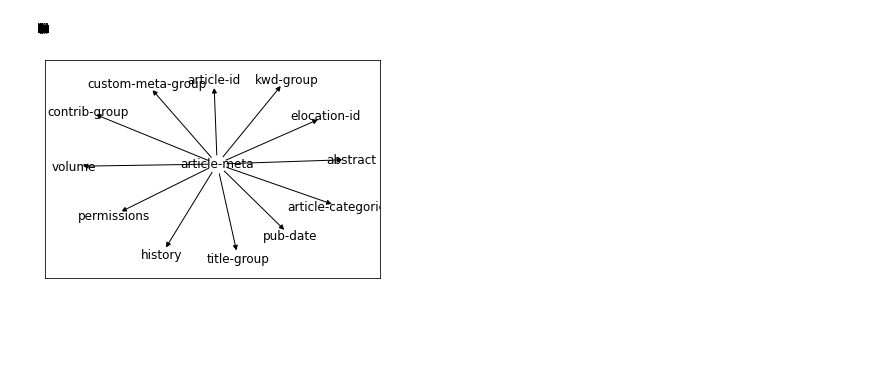
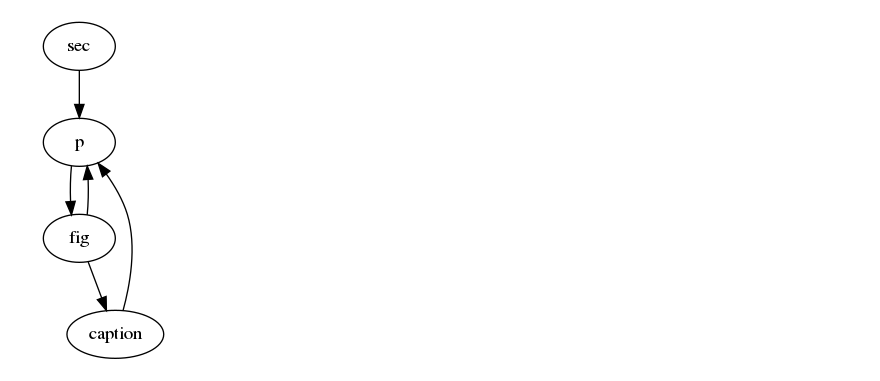
Before and after one commit to marnec/pubmedpy, a Jupyter notebook: Untitled.ipynb, the cells around one changed output. Saved outputs shown, nothing was run; the diff lists cells and outputs as text; code cells hidden in the pictures; blank space fills up the shorter version.

```diff
--- a/Untitled.ipynb
+++ b/Untitled.ipynb
@@ -80,8 +88,4 @@ Warning: node <mml, port math> unrecognized
 # %%
-Image('file.png')
+Image('data/hierarchy_network_detail_graphviz.png')
 # %% [output]
-[figure, old version]
+[figure, new version]
-# %%
-nx.draw_networkx(nx.DiGraph(pm.parse_article('examples/example0.xml').front.article_meta.graph), node_color='white')
-# %% [output]
-[figure, removed]
```
Also changed, not shown: parts of 6 cells of this notebook, 7 other files.
